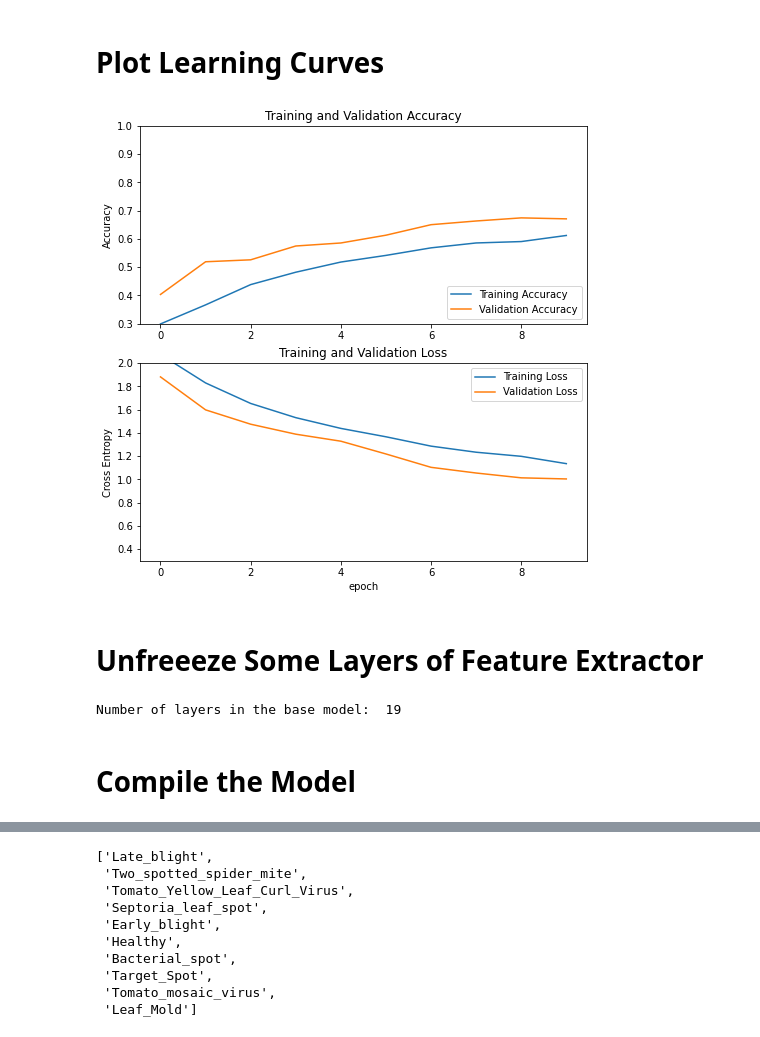
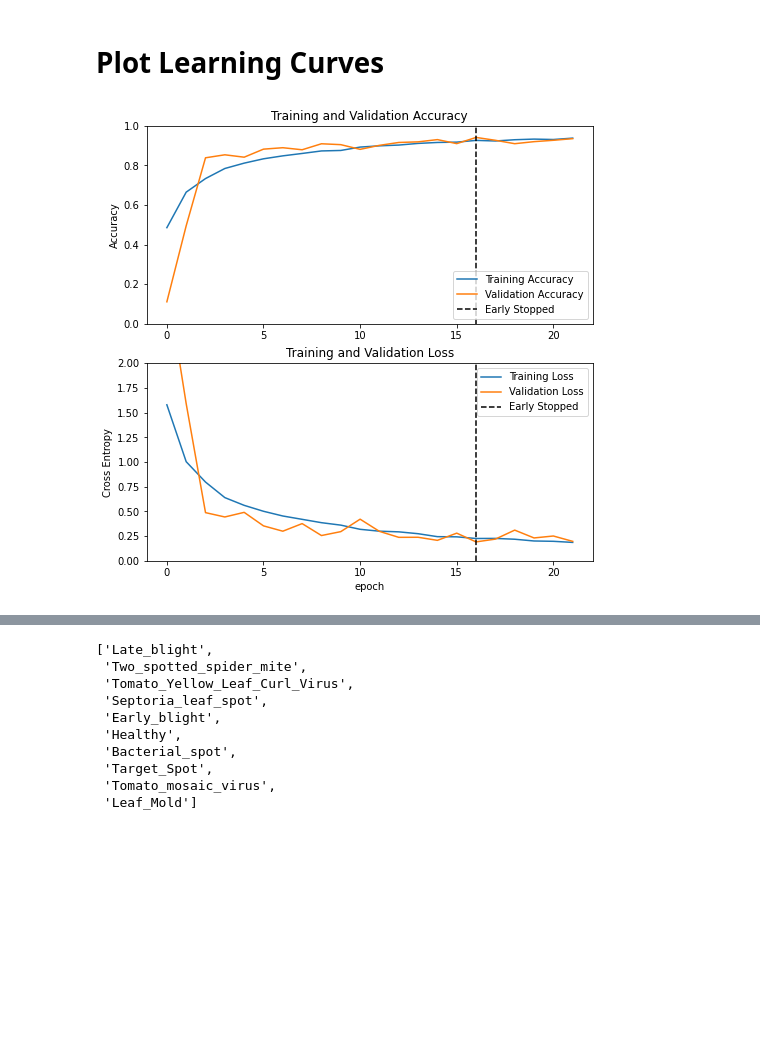
Before and after one commit to SunilGolden/Tomato-Leaf-Disease-Classifier, a Jupyter notebook: Notebooks/Tomato-Disease-Classification-with-VGG16_and_NeuralNetwork.ipynb, the cells around one changed output, grey strips where cells are left out. Cells and saved outputs as stored; diff of their text form; code cells hidden in the pictures; blank space fills up the shorter version.

```diff
--- a/Notebooks/Tomato-Disease-Classification-with-VGG16_and_NeuralNetwork.ipynb
+++ b/Notebooks/Tomato-Disease-Classification-with-VGG16_and_NeuralNetwork.ipynb
@@ -242,9 +263,9 @@ model = tf.keras.Model(inputs, outputs)
 # %% [markdown]
 # Compile the Model
 # %%
-base_learning_rate = 0.0001
+learning_rate = 0.00001
 
-model.compile(optimizer=tf.keras.optimizers.RMSprop(learning_rate=base_learning_rate),
+model.compile(optimizer=tf.keras.optimizers.RMSprop(learning_rate=learning_rate),
               loss=tf.keras.losses.SparseCategoricalCrossentropy(from_logits=True),
               metrics=['accuracy'])
 # %%
@@ -271,0 +293,8 @@ initial_epochs = 10
+# %%
+os.chdir("/kaggle/working")
+
+log_csv = CSVLogger('./custom_NN_logs1.csv', separator=',', append=False)
+checkpoint = ModelCheckpoint('./custom_NN.hdf5', monitor='val_loss', verbose=1, save_best_only=True, mode='min')
+early_stop = EarlyStopping(monitor='val_loss', patience=5, verbose=1)
+
+callbacks_list = [checkpoint, early_stop, log_csv]
@@ -272,5 +303,8 @@ initial_epochs = 10
+# %%
+epochs = 100
 # %%
 history = model.fit(train_dataset,
-                    epochs=initial_epochs,
-                    validation_data=validation_dataset)
+                    epochs=epochs,
+                    validation_data=validation_dataset,
+                    callbacks=callbacks_list)
 # %% [output]
@@ -299,42 +332,31 @@ Epoch 10/10
 # %%
 acc = history.history['accuracy']
 val_acc = history.history['val_accuracy']
 
 loss = history.history['loss']
 val_loss = history.history['val_loss']
 
 plt.figure(figsize=(8, 8))
 plt.subplot(2, 1, 1)
+plt.ylim([0.0, 1])
 plt.plot(acc, label='Training Accuracy')
 plt.plot(val_acc, label='Validation Accuracy')
+plt.plot([len(acc)-6, len(acc)-6], plt.ylim(),
+         label='Early Stopped', linestyle='--', color='black')
+plt.title('Training and Validation Accuracy')
 plt.legend(loc='lower right')
 plt.ylabel('Accuracy')
-plt.ylim([0.3,1])
-plt.title('Training and Validation Accuracy')
 
 plt.subplot(2, 1, 2)
+plt.ylim([0.0, 2.0])
 plt.plot(loss, label='Training Loss')
 plt.plot(val_loss, label='Validation Loss')
-plt.legend(loc='upper right')
+plt.plot([len(acc)-6, len(acc)-6], plt.ylim(),
+         label='Early Stopped', linestyle='--', color='black')
 plt.ylabel('Cross Entropy')
-plt.ylim([0.3,2.0])
 plt.title('Training and Validation Loss')
 plt.xlabel('epoch')
+plt.legend(loc='upper right')
 plt.show()
 # %% [output]
-[figure, old version]
+[figure, new version]
-# %% [markdown]
-# Unfreeeze Some Layers of Feature Extractor
-# %%
-base_model.trainable = True
-
-print("Number of layers in the base model: ", len(base_model.layers))
-
-fine_tune_at = 10
-
-for layer in base_model.layers[:fine_tune_at]:
-  layer.trainable = False
-# %% [output]
-Number of layers in the base model:  19
-# %% [markdown]
-# Compile the Model
```
Also changed, not shown: parts of 29 cells of this notebook, 5 other files.
